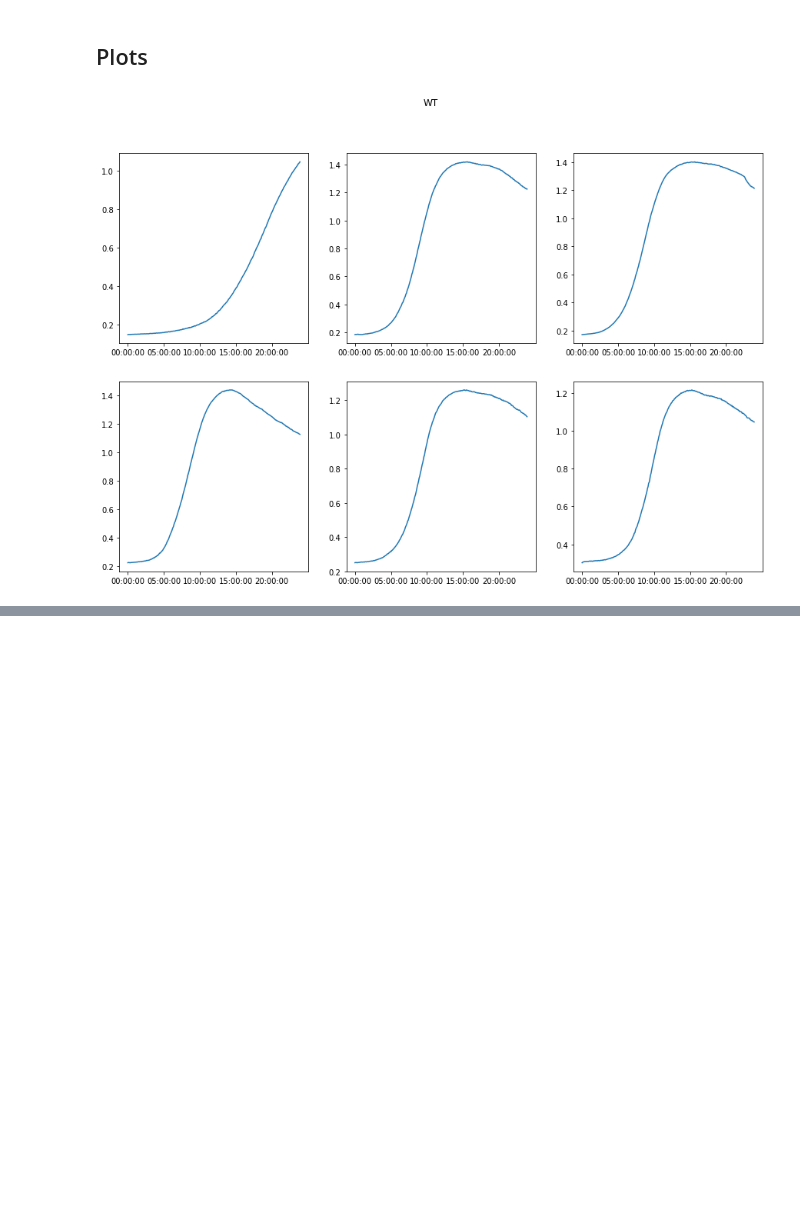
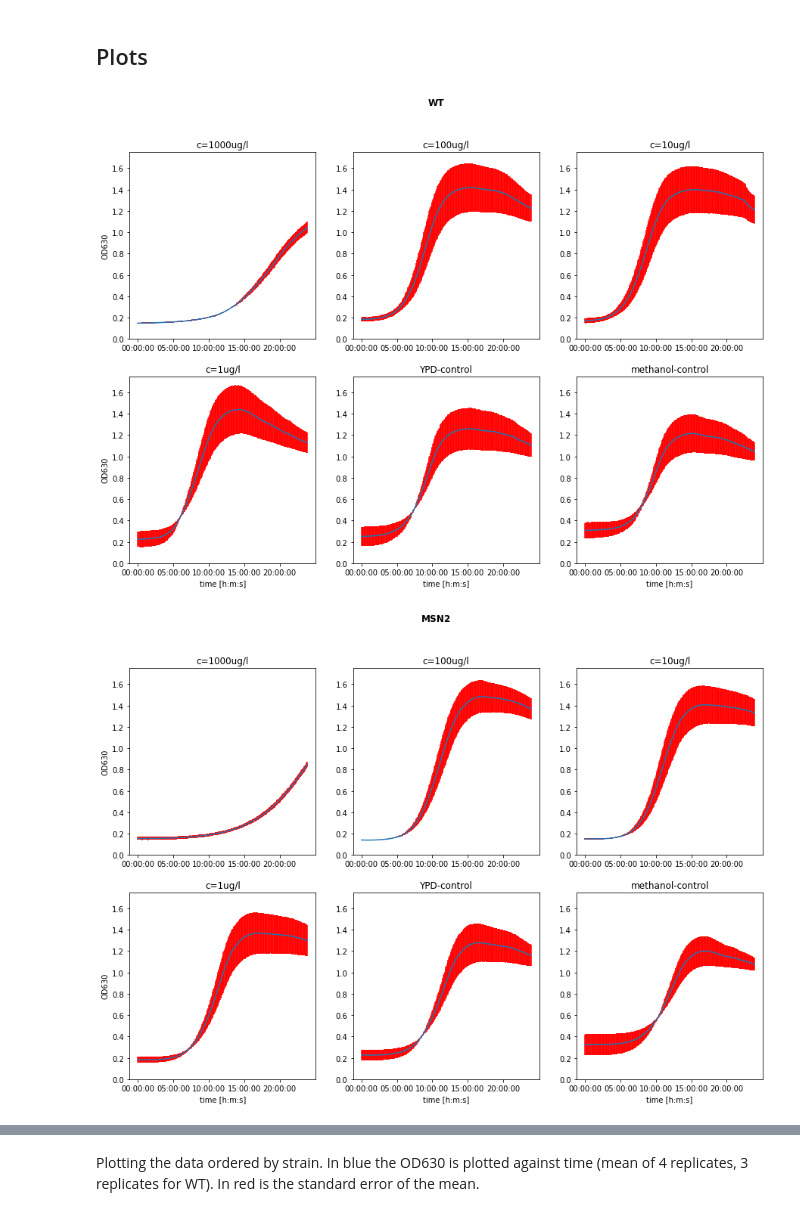
Before and after one commit to sspoerri/iGEM-EPFL-2020-Data_Analysis, a Jupyter notebook: notebooks/20200723_plate-fitness.ipynb, the cells around one changed output, grey strips where cells are left out. Drawn from its saved outputs; the diff is of its cells as text; code cells hidden in the pictures; blank space fills up the shorter version.

Commit message:
improving plots

```diff
--- a/notebooks/20200723_plate-fitness.ipynb
+++ b/notebooks/20200723_plate-fitness.ipynb
@@ -51,7 +51,7 @@ def get_replicates_index(s,c): #s is the strain [0,1,2,3] and c the concentratio
 # %%
 def get_series(df,s,c):
     i = get_replicates_index(s,c)
-    return df[i][:-1].mean(axis=1), df[i].sem(axis=1)
+    return df[i][:-1].mean(axis=1), df[i][:-1].sem(axis=1)
 # %% [markdown]
 Generate a list of timestamps. The last timestamp is excluded. Timestamps are corrected by 4 minutes and 22 seconds which corresponds to the first measurement.
 # %%
@@ -62,17 +62,28 @@ def get_timestamps(df):
 # %%
 import matplotlib.pyplot as plt
 
-fig, axs = plt.subplots(2, 3)
-fig.set_figheight(10)
-fig.set_figwidth(15)
 x = get_timestamps(df)
-for i in range(2):
-    for j in range(3):
-        y, se = get_series(df,0,i*3+j)
-        axs[i,j].plot(x,y)
-        plt.sca(axs[i,j])
-        plt.xticks(np.arange(0,288,60))
-fig.suptitle('WT')
-plt.show()
+t = ['c=1000ug/l','c=100ug/l','c=10ug/l','c=1ug/l','YPD-control','methanol-control']
+supt = ['WT','MSN2','MSN4','YAP1']
+for n in range(4):
+    fig, axs = plt.subplots(2, 3)
+    fig.set_figheight(10)
+    fig.set_figwidth(15)
+    for i in range(2):
+        for j in range(3):
+            y, se = get_series(df,n,i*3+j)
+            plt.sca(axs[i,j])
+            plt.errorbar(x,y,yerr=se,ecolor='red')
+            plt.xticks(np.arange(0,288,60))
+            plt.title(t[i*3+j])
+            axs[i,j].set_ylim([0, 1.75])
+    axs[0,0].set_ylabel('OD630')
+    axs[1,0].set_ylabel('OD630')
+    axs[1,0].set_xlabel('time [h:m:s]')
+    axs[1,1].set_xlabel('time [h:m:s]')
+    axs[1,2].set_xlabel('time [h:m:s]')
+    fig.suptitle(supt[n],fontweight='bold')
+    plt.show()
 # %% [output]
-[figure, old version]
+[figure, new version]
+[figure, added]
@@ -78,0 +92,2 @@ plt.show()
+# %% [markdown]
+Plotting the data ordered by strain. In blue the OD630 is plotted against time (mean of 4 replicates, 3 replicates for WT). In red is the standard error of the mean.
```
Also changed, not shown: parts of 1 cell of this notebook.
